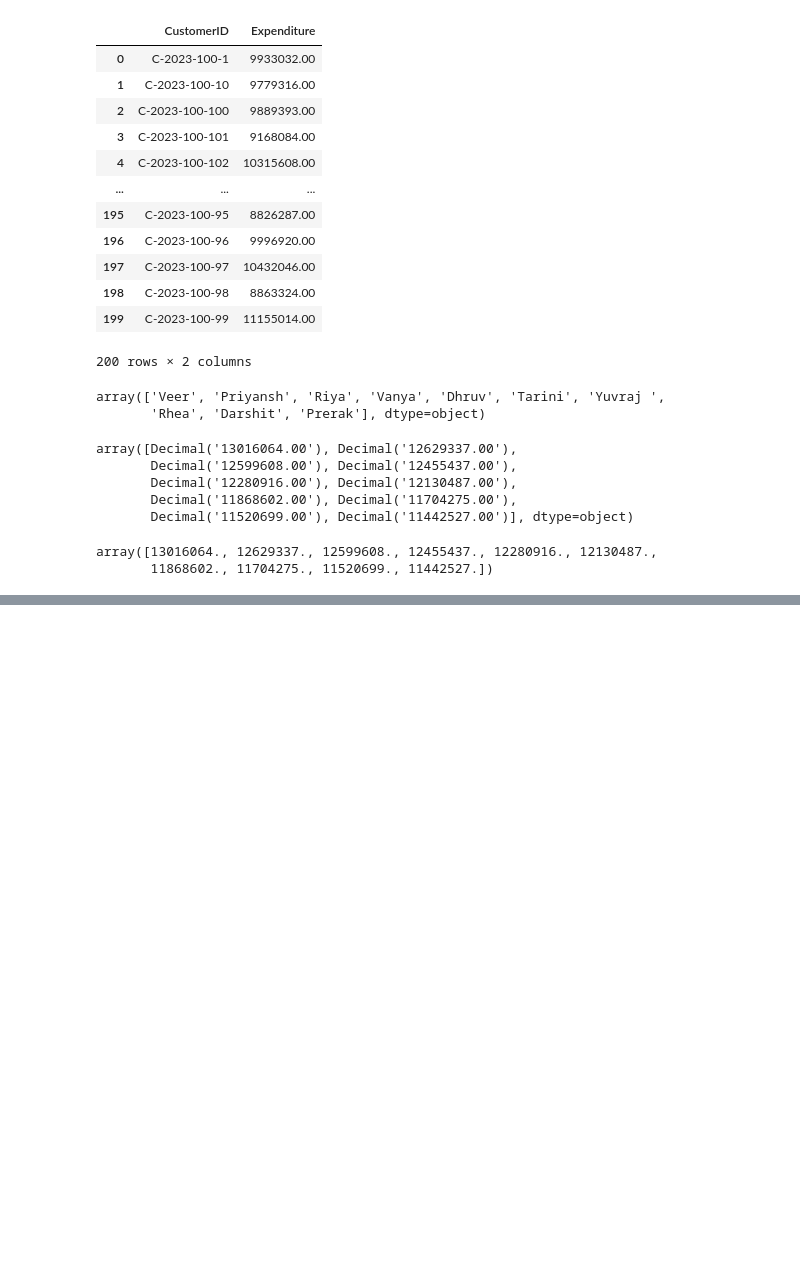
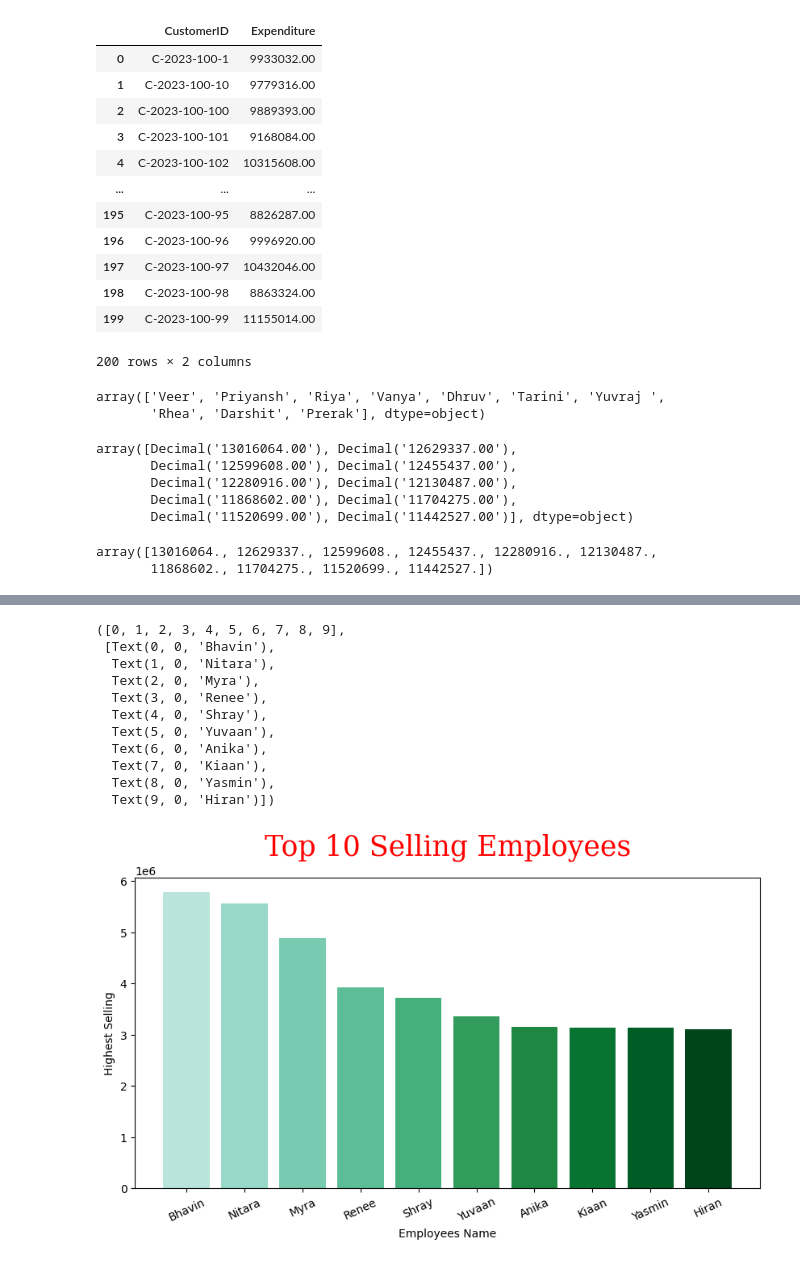
Before and after one commit to aniveshsharma/Ecommerce-Data-Analysis, a Jupyter notebook: SwiftMarket.ipynb, the cells around one changed output, grey strips where cells are left out. Drawn from its saved outputs; the diff is of its cells as text; code cells hidden in the pictures; blank space fills up the shorter version.

```diff
--- a/SwiftMarket.ipynb
+++ b/SwiftMarket.ipynb
@@ -110,0 +199,20 @@ plt.bar(height= Customer_exp, x=Customers_names)
+# %%
+plt.figure(figsize=(10,5))
+plt.bar(height=df['totalsales'].values , x= firstname , color =cmap )
+plt.title('Top 10 Selling Employees',pad=20,fontdict= font1)
+plt.xlabel('Employees Name')
+plt.ylabel("Highest Selling")
+plt.xticks(rotation=25)
+# %% [output]
+([0, 1, 2, 3, 4, 5, 6, 7, 8, 9],
+ [Text(0, 0, 'Bhavin'),
+  Text(1, 0, 'Nitara'),
+  Text(2, 0, 'Myra'),
+  Text(3, 0, 'Renee'),
+  Text(4, 0, 'Shray'),
+  Text(5, 0, 'Yuvaan'),
+  Text(6, 0, 'Anika'),
+  Text(7, 0, 'Kiaan'),
+  Text(8, 0, 'Yasmin'),
+  Text(9, 0, 'Hiran')])
+[figure, added]
```
Also changed, not shown: parts of 13 cells of this notebook, 2 other files.
